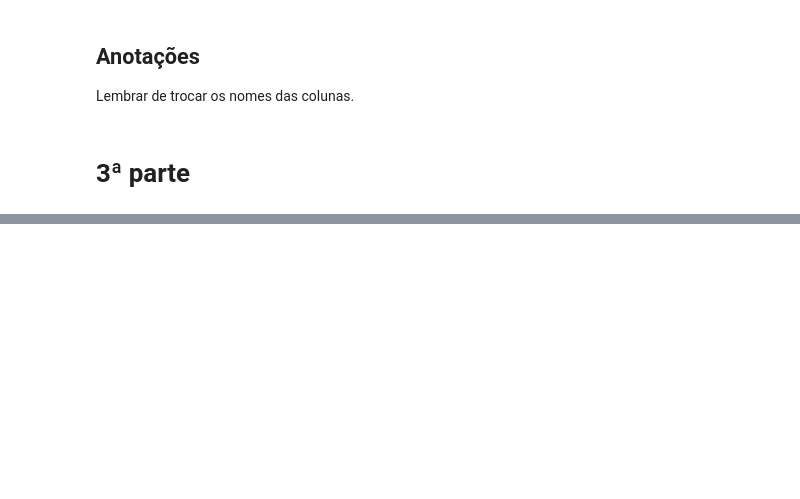
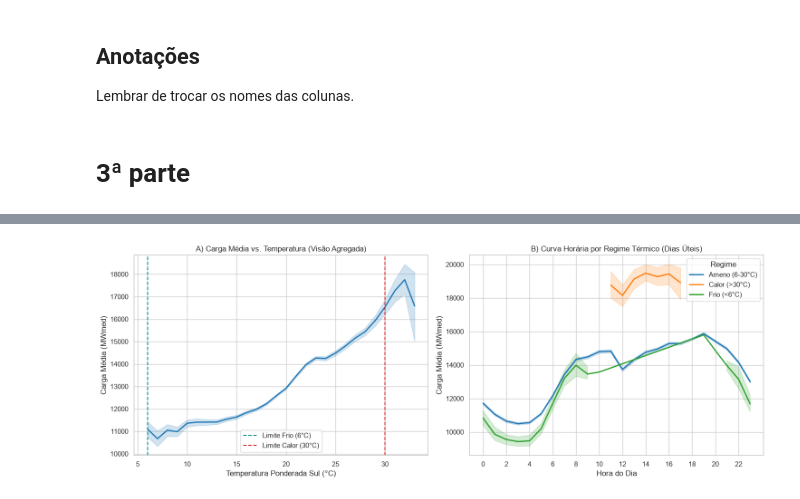
Before and after one commit to CaioSilvaUT/data_science_extreme_temperatures, a Jupyter notebook: src/data_science_extreme_temperatures/etapa_2.ipynb, the cells around one changed output, grey strips where cells are left out. Drawn from its saved outputs; the diff is of its cells as text; code cells hidden in the pictures; blank space fills up the shorter version.

Commit message:
feat: ajustando temperaturas + melhorando visibilidade

```diff
--- a/src/data_science_extreme_temperatures/etapa_2.ipynb
+++ b/src/data_science_extreme_temperatures/etapa_2.ipynb
@@ -470,0 +400,92 @@ is_fim_de_semana                  -2480.8411     18.406   -134.787      0.000
+# %%
+
+
+df = pd.read_parquet("data/processed/dataset_sul.parquet")
+sns.set_theme(style="whitegrid", context="notebook")
+
+LIMITE_FRIO = 6.0
+LIMITE_CALOR = 30.0
+
+df["extremo_frio"] = (df["temp_sul_ponderada"] < LIMITE_FRIO).astype(int)
+df["extremo_calor"] = (df["temp_sul_ponderada"] > LIMITE_CALOR).astype(int)
+df["qualquer_feriado"] = ((df["is_feriado_nacional"] == 1) | (df["is_feriado_estadual_sul"] == 1)).astype(int)
+df["qualquer_extremo"] = ((df["extremo_frio"] == 1) | (df["extremo_calor"] == 1)).astype(int)
+
+
+### Hipotese 1: Uso com calor e frio extremos
+
+fig1, axes1 = plt.subplots(1, 2, figsize=(15, 5.5))
+
+# Painel A: Curva Temperatura x Carga
+df["faixa_temp"] = df["temp_sul_ponderada"].round()
+sns.lineplot(
+    data=df[(df["faixa_temp"] >= 6) & (df["faixa_temp"] <= 34)],
+    x="faixa_temp", y="carga_mwmed", errorbar=("ci", 95), ax=axes1[0], color="#1f77b4", linewidth=2
+)
+axes1[0].axvline(LIMITE_FRIO, color="#008b8b", linestyle="--", label=f"Limite Frio ({LIMITE_FRIO:.0f}°C)")
+axes1[0].axvline(LIMITE_CALOR, color="#d62728", linestyle="--", label=f"Limite Calor ({LIMITE_CALOR:.0f}°C)")
+axes1[0].set_title("A) Carga Média vs. Temperatura (Visão Agregada)")
+axes1[0].set_xlabel("Temperatura Ponderada Sul (°C)")
+axes1[0].set_ylabel("Carga Média (MWmed)")
+axes1[0].legend()
+
+# Painel B: Curva Horária por Regime (Desfazendo o viés de horário)
+df["Regime"] = np.where(
+    df["extremo_frio"] == 1, f"Frio (<{LIMITE_FRIO:.0f}°C)",
+    np.where(df["extremo_calor"] == 1, f"Calor (>{LIMITE_CALOR:.0f}°C)", f"Ameno ({LIMITE_FRIO:.0f}-{LIMITE_CALOR:.0f}°C)")
+)
+sns.lineplot(
+    data=df[df["is_fim_de_semana"] == 0],
+    x="hora", y="carga_mwmed", hue="Regime",
+    palette={f"Ameno ({LIMITE_FRIO:.0f}-{LIMITE_CALOR:.0f}°C)": "#1f77b4",
+             f"Calor (>{LIMITE_CALOR:.0f}°C)": "#ff7f0e",
+             f"Frio (<{LIMITE_FRIO:.0f}°C)": "#2ca02c"},
+    errorbar=("ci", 95), ax=axes1[1], linewidth=2
+)
+axes1[1].set_title("B) Curva Horária por Regime Térmico (Dias Úteis)")
+axes1[1].set_xlabel("Hora do Dia")
+axes1[1].set_ylabel("Carga Média (MWmed)")
+axes1[1].set_xticks(range(0, 24, 2))
+
+plt.tight_layout()
+plt.savefig("figura1_hipotese1_bimodal.png", dpi=300)
+plt.show()
+
+### Hipotese 2: Lag de temperatura hipotese 3: feriados
+
+fig2, axes2 = plt.subplots(1, 2, figsize=(15, 5.5))
+
+# Painel A: Hipótese 2 - Acúmulo de dias consecutivos de calor (Inércia Térmica)
+df_diario = (
+    df[df["is_fim_de_semana"] == 0]
+    .assign(dia=df["data_hora"].dt.date)
+    .groupby("dia", as_index=False)
+    .agg(pico_diario=("carga_mwmed", "max"), teve_calor=("extremo_calor", "max"))
+)
+df_diario["dias_calor_3d"] = df_diario["teve_calor"].rolling(3, min_periods=1).sum().astype(int)
+
+sns.pointplot(
+    data=df_diario, x="dias_calor_3d", y="pico_diario",
+    errorbar=("ci", 95), color="#d62728", ax=axes2[0]
+)
+axes2[0].set_title("A) H2: Pico Diário por Dias de Calor na Janela de 72h")
+axes2[0].set_xlabel("Qtd. de Dias com Calor Extremo nos Últimos 3 Dias")
+axes2[0].set_ylabel("Pico Diário de Carga (MWmed)")
+
+# Painel B: Hipótese 3 - Interação Feriado x Extremo Térmico
+df["Tipo_Dia"] = np.where(df["qualquer_feriado"] == 1, "Feriado", "Não Feriado")
+df["Extremo"] = np.where(df["qualquer_extremo"] == 1, f"Extremo (<{LIMITE_FRIO:.0f}°C ou >{LIMITE_CALOR:.0f}°C)", "Clima Ameno")
+
+sns.pointplot(
+    data=df, x="Tipo_Dia", y="carga_mwmed", hue="Extremo",
+    errorbar=("ci", 95), dodge=0.15, ax=axes2[1]
+)
+axes2[1].set_title("B) H3: Impacto Térmico em Feriados vs. Dias Normais")
+axes2[1].set_xlabel("")
+axes2[1].set_ylabel("Carga Média (MWmed)")
+
+plt.tight_layout()
+plt.savefig("figura2_hipoteses2_e_3.png", dpi=300)
+plt.show()
+# %% [output]
+[figure, added]
```
Also changed, not shown: parts of 8 cells of this notebook, 4 other files.
